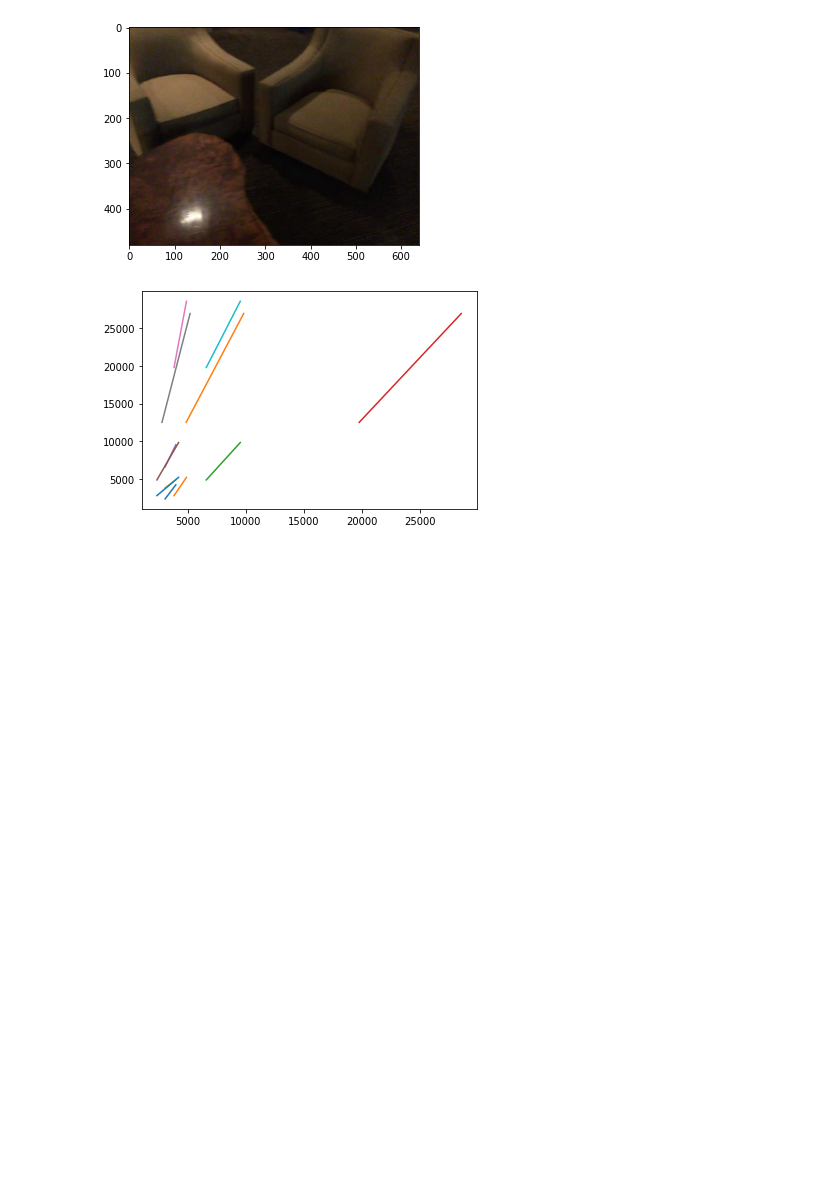
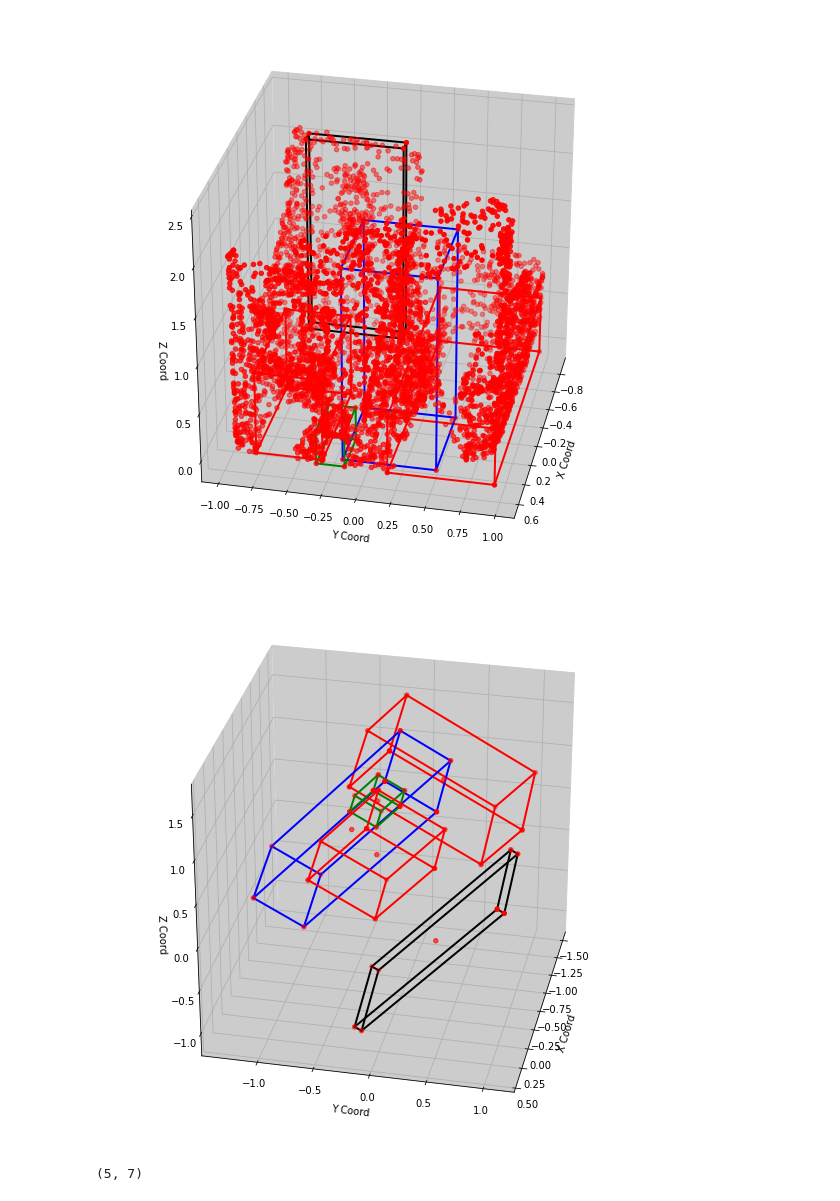
Before and after one commit to googleinterns/deep-3d-reconstruction, a Jupyter notebook: box_projection.ipynb, the cells around one changed output. Saved outputs shown, nothing was run; the diff lists cells and outputs as text; code cells hidden in the pictures; blank space fills up the shorter version.

Commit message:
cleaned up the notebook file

```diff
--- a/box_projection.ipynb
+++ b/box_projection.ipynb
@@ -110,8 +0,0 @@ pixel_coords=convert2pixel_coords(camera_coords, intrinsic_matrix)
-# %%
-# plot color image
-color_raw=mpimg.imread(os.path.join(base_dir,'color',poses[20][:-3]+'jpg'))
-plt.imshow(color_raw)
-# plt.plot((100, 400), (400, 400), '-')
-plt.show()
-# %% [output]
-[figure, removed]
@@ -130,5 +0,0 @@ def plotbox(vertices2d):
-# %%
-plotbox(pixel_coords[0])
-plt.show()
-# %% [output]
-[figure, removed]
@@ -134,0 +10,41 @@ plt.show()
+# %%
+# load the 3d-box points of objects, scene in image
+scene = 'scene0029_00'
+path = os.path.join('scannet/scans',scene,'pose')
+BASE_DIR= os.path.dirname(path)
+poses=os.listdir(path)
+
+box_path = os.path.join(BASE_DIR, 'box_coords.txt')
+
+if os.path.exists(box_path):
+    box_points= np.loadtxt(box_path)
+else:
+    box_path = 'scannet/votenet_files/scannet_train_detection_data/'
+    box_points= np.loadtxt(os.path.join(box_path,scene,'box_coords.txt'))
+
+ply_file=os.path.join('scannet/scans',scene,scene+'_vh_clean_2.ply')
+
+# axis_alignment file
+axis_alignfile = os.path.join(BASE_DIR,scene+'.txt')
+# %%
+vertices = get_box_vertices(box_points)
+draw_boxes(vertices, ply_file,axis_alignfile)
+axis_alignment_matrix = get_axismatrix(axis_alignfile)
+
+img_file = poses[2]
+# camera pose file
+camera_pose=np.loadtxt(os.path.join(path,img_file))
+
+# axis align the camera pose
+camera_pose = np.matmul(axis_alignment_matrix, camera_pose)
+camera_pose = np.linalg.inv(camera_pose) # assuming camera to world
+
+camera_coords=convert2camera_coords(vertices, camera_pose)
+draw_boxes(camera_coords,name='camera.png')
+# %% [output]
+[figure, added]
+[figure, added]
+# %%
+box_points.shape
+# %% [output]
+(5, 7)
```
Also changed, not shown: parts of 18 cells of this notebook.
